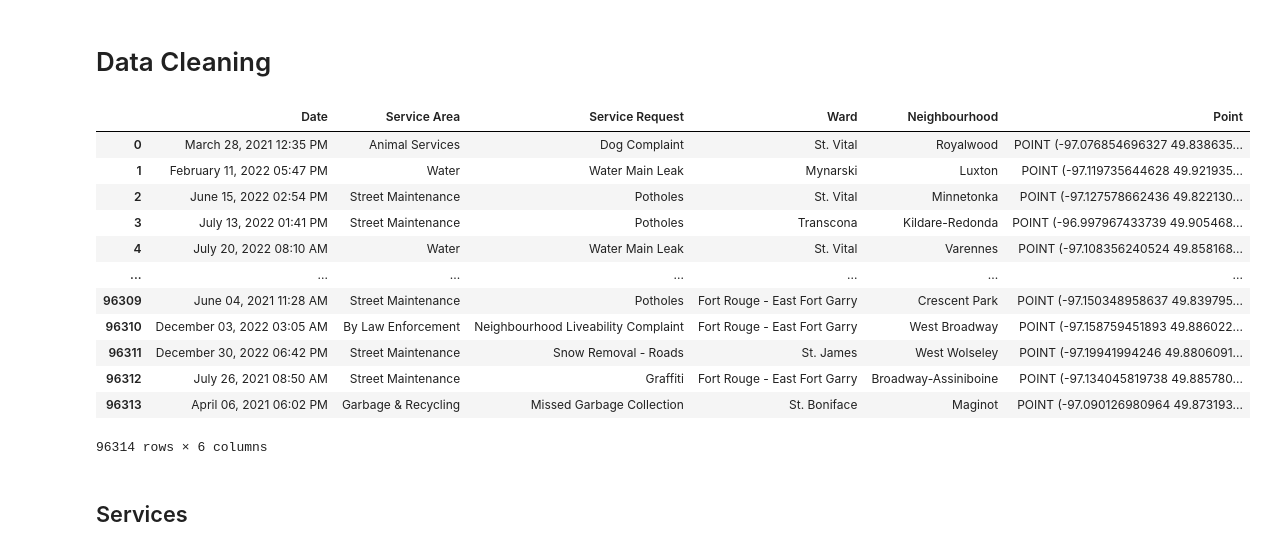
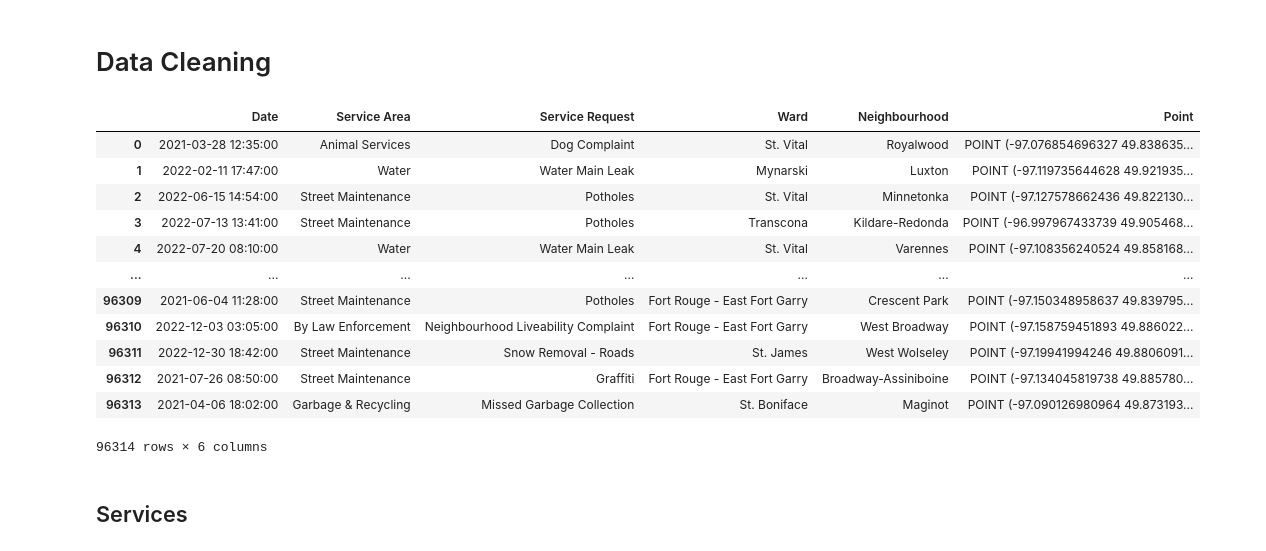
Before and after one commit to tommyvct/winnipeg-311-data-analysis, a Jupyter notebook: test.ipynb, the cells around one changed output. Drawn from its saved outputs; the diff is of its cells as text; code cells hidden in the pictures.

```diff
--- a/test.ipynb
+++ b/test.ipynb
@@ -8,22 +8,23 @@ import seaborn as sb
 # %%
 # Data source: https://data.winnipeg.ca/Contact-Centre-311/311-Service-Request/4her-3th5
 DF = pd.read_csv("./assets/311_Service_Request.csv")
 DF.drop(["Zip Codes", "Location 1", "Wards", "Neighborhoods", "Electoral Ward 2018"], axis=1, inplace=True)
+DF["Date"] = DF["Date"].astype('datetime64')
 DF
 # DF.any(DF["Ward"] == "St. Vital" and )
 # %% [output]
 |  | Date | Service Area | Service Request | Ward | Neighbourhood | Point |
-| 0 | March 28, 2021 12:35 PM | Animal Services | Dog Complaint | St. Vital | Royalwood | POINT (-97.076854696327 49.838635... |
-| 1 | February 11, 2022 05:47 PM | Water | Water Main Leak | Mynarski | Luxton | POINT (-97.119735644628 49.921935... |
-| 2 | June 15, 2022 02:54 PM | Street Maintenance | Potholes | St. Vital | Minnetonka | POINT (-97.127578662436 49.822130... |
-| 3 | July 13, 2022 01:41 PM | Street Maintenance | Potholes | Transcona | Kildare-Redonda | POINT (-96.997967433739 49.905468... |
-| 4 | July 20, 2022 08:10 AM | Water | Water Main Leak | St. Vital | Varennes | POINT (-97.108356240524 49.858168... |
+| 0 | 2021-03-28 12:35:00 | Animal Services | Dog Complaint | St. Vital | Royalwood | POINT (-97.076854696327 49.838635... |
+| 1 | 2022-02-11 17:47:00 | Water | Water Main Leak | Mynarski | Luxton | POINT (-97.119735644628 49.921935... |
+| 2 | 2022-06-15 14:54:00 | Street Maintenance | Potholes | St. Vital | Minnetonka | POINT (-97.127578662436 49.822130... |
+| 3 | 2022-07-13 13:41:00 | Street Maintenance | Potholes | Transcona | Kildare-Redonda | POINT (-96.997967433739 49.905468... |
+| 4 | 2022-07-20 08:10:00 | Water | Water Main Leak | St. Vital | Varennes | POINT (-97.108356240524 49.858168... |
 | ... | ... | ... | ... | ... | ... | ... |
-| 96309 | June 04, 2021 11:28 AM | Street Maintenance | Potholes | Fort Rouge - East Fort Garry | Crescent Park | POINT (-97.150348958637 49.839795... |
-| 96310 | December 03, 2022 03:05 AM | By Law Enforcement | Neighbourhood Liveability Complaint | Fort Rouge - East Fort Garry | West Broadway | POINT (-97.158759451893 49.886022... |
-| 96311 | December 30, 2022 06:42 PM | Street Maintenance | Snow Removal - Roads | St. James | West Wolseley | POINT (-97.19941994246 49.8806091... |
-| 96312 | July 26, 2021 08:50 AM | Street Maintenance | Graffiti | Fort Rouge - East Fort Garry | Broadway-Assiniboine | POINT (-97.134045819738 49.885780... |
-| 96313 | April 06, 2021 06:02 PM | Garbage & Recycling | Missed Garbage Collection | St. Boniface | Maginot | POINT (-97.090126980964 49.873193... |
+| 96309 | 2021-06-04 11:28:00 | Street Maintenance | Potholes | Fort Rouge - East Fort Garry | Crescent Park | POINT (-97.150348958637 49.839795... |
+| 96310 | 2022-12-03 03:05:00 | By Law Enforcement | Neighbourhood Liveability Complaint | Fort Rouge - East Fort Garry | West Broadway | POINT (-97.158759451893 49.886022... |
+| 96311 | 2022-12-30 18:42:00 | Street Maintenance | Snow Removal - Roads | St. James | West Wolseley | POINT (-97.19941994246 49.8806091... |
+| 96312 | 2021-07-26 08:50:00 | Street Maintenance | Graffiti | Fort Rouge - East Fort Garry | Broadway-Assiniboine | POINT (-97.134045819738 49.885780... |
+| 96313 | 2021-04-06 18:02:00 | Garbage & Recycling | Missed Garbage Collection | St. Boniface | Maginot | POINT (-97.090126980964 49.873193... |
 96314 rows × 6 columns
 # %% [markdown]
 ## Services
```
Also changed, not shown: parts of 30 cells of this notebook.
